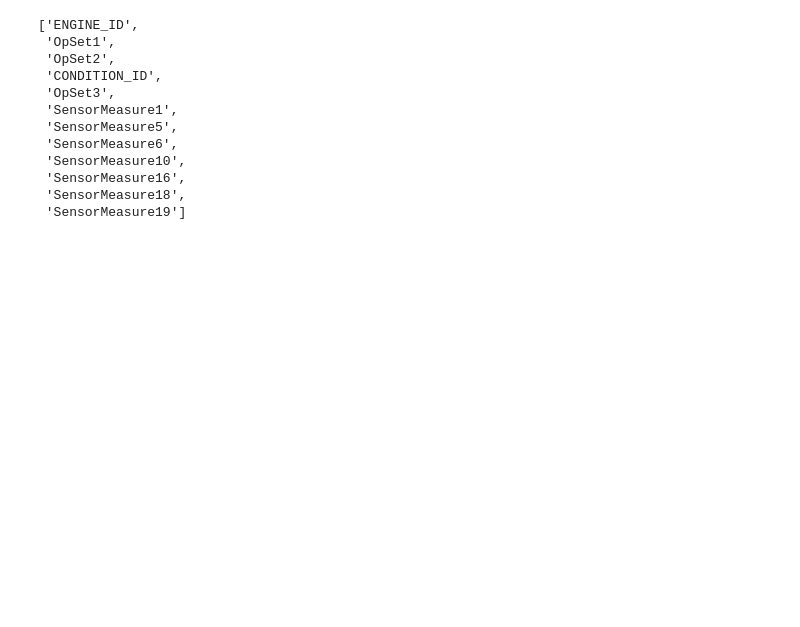
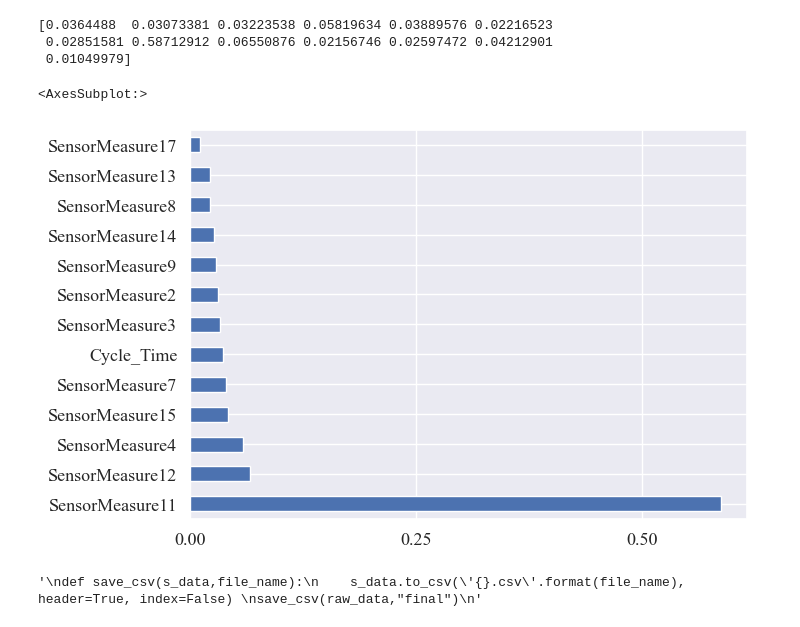
Before and after one commit to kanadsen/ME_773_PROJECT, a Jupyter notebook: CNN_LSTM_training_model.ipynb, the cells around one changed output. Saved outputs shown, nothing was run; the diff lists cells and outputs as text; code cells hidden in the pictures; blank space fills up the shorter version.

```diff
--- a/CNN_LSTM_training_model.ipynb
+++ b/CNN_LSTM_training_model.ipynb
@@ -54,0 +140,4 @@ Data columns (total 28 columns):
+# %%
+#Columns to be dropped based on STD and uniqueness
+cols_const = [ col for col in raw_data.columns if len(raw_data[col].unique()) <= 2 ]  # searching for unique columns
+print('Columns with constant values: \n' + str(cols_const) + '\n')
@@ -54,0 +147,4 @@ Data columns (total 28 columns):
+# %%
+#Drop columns
+raw_data=raw_data.drop(cols_const,axis=1)
+raw_data
@@ -54,0 +224,16 @@ Data columns (total 28 columns):
+# %%
+#Drop columns
+raw_data=raw_data.drop(delete_columns,axis=1)
+
+#New Correlation Map
+corrmat = raw_data.corr()
+top_corr_features = corrmat.index
+plt.figure(figsize=(58,58))
+#plt.savefig('Corrplot.png',bbox_inches='tight')
+sns.set(font_scale=4,font="Times New Roman")
+
+#plot heat map
+g=sns.heatmap(raw_data[top_corr_features].corr(),cmap="RdYlGn", linewidths=0.1, annot=True, annot_kws={"size":35})
+g.set_xticklabels(g.get_xmajorticklabels(), fontsize = 35)
+g.set_yticklabels(g.get_xmajorticklabels(), fontsize = 35)
+#plt.savefig(r'C:\Users\mohan\Desktop\Mtech_project\Plot_images\Corrplot.svg',format='svg')
@@ -55,21 +258,41 @@ Data columns (total 28 columns):
+# %%
+#Feature importance selection using xgboost  (Which to use?)  ***** (ask on Monday)
+X = raw_data.iloc[:, 0:13]
+y = raw_data.iloc[:, 13]
+
+from sklearn.datasets import make_regression
+from sklearn.tree import DecisionTreeRegressor
+from sklearn.ensemble import ExtraTreesRegressor
+model = DecisionTreeRegressor()
+#model = ExtraTreesRegressor()
+model.fit(X,y)
+print(model.feature_importances_)
+# %% [output]
+[0.0364488  0.03073381 0.03223538 0.05819634 0.03889576 0.02216523
+ 0.02851581 0.58712912 0.06550876 0.02156746 0.02597472 0.04212901
+ 0.01049979]
+# %%
+#Plot feature importances
+feat_importances = pd.Series(model.feature_importances_,index = X.columns)
+feat_importances=feat_importances.sort_values( ascending=False)
+feat_importances.nlargest(13).plot(kind='barh',fontsize =13)
+# %% [output]
+<AxesSubplot:>
+[figure, added]
 # %%
-#Reading the list of columns to be dropped from training and test files from removed_columns.data
+#Storing the list of columns to be dropped in a file to be called in The CNN_LSTM script
 import pickle
 
-with open('removed_columns.data', 'rb') as filehandle:
-    # Read the data as a binary data stream
-    removed_columns = pickle.load(filehandle)
-removed_columns
+removed_columns=delete_columns+cols_const
+with open('removed_columns.data', 'wb') as filehandle:
+    # Store the data as a binary data stream
+    pickle.dump(removed_columns, filehandle)
-# %% [output]
-['ENGINE_ID',
- 'OpSet1',
- 'OpSet2',
- 'CONDITION_ID',
- 'OpSet3',
- 'SensorMeasure1',
- 'SensorMeasure5',
- 'SensorMeasure6',
- 'SensorMeasure10',
- 'SensorMeasure16',
- 'SensorMeasure18',
- 'SensorMeasure19']
+# %%
+#RETURN FINAL FILE
+'''
+def save_csv(s_data,file_name):
+    s_data.to_csv('{}.csv'.format(file_name), header=True, index=False)
+save_csv(raw_data,"final")
+'''
+# %% [output]
+'\ndef save_csv(s_data,file_name):\n    s_data.to_csv(\'{}.csv\'.format(file_name), header=True, index=False) \nsave_csv(raw_data,"final")\n'
```
Also changed, not shown: parts of 22 cells of this notebook, 1 other file.
